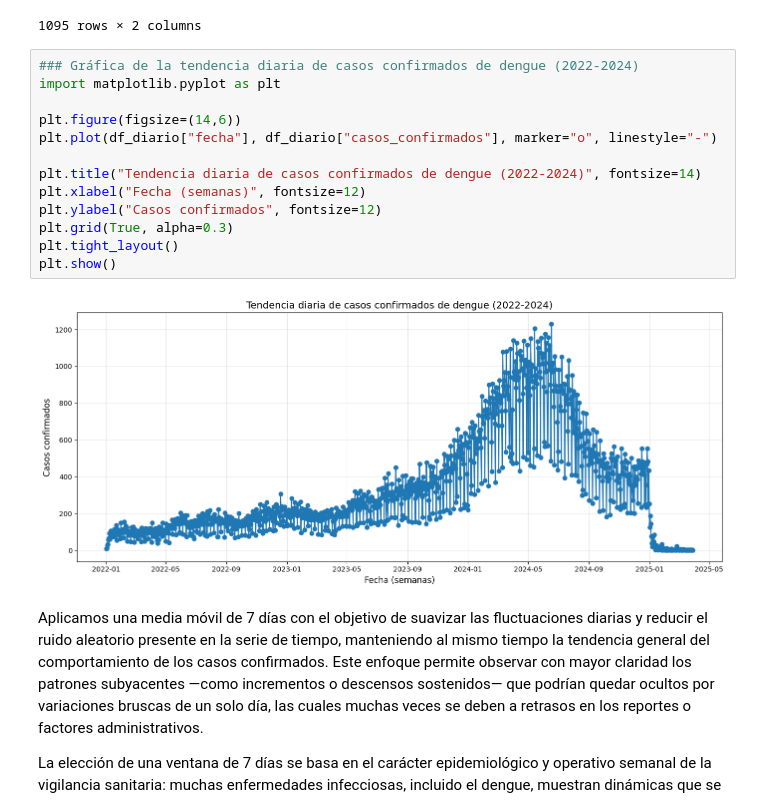
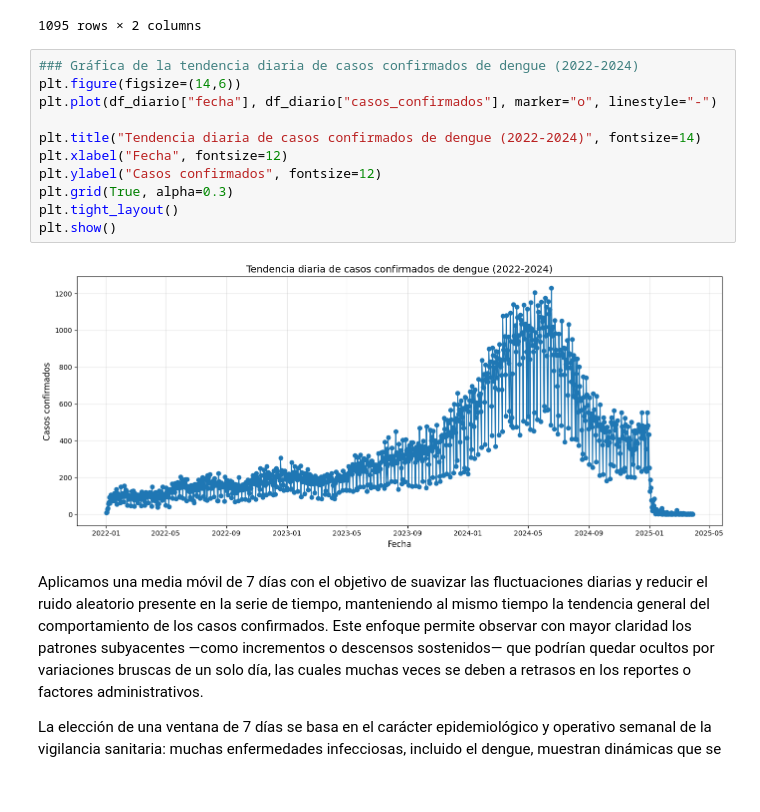
Before and after one commit to Rossy26/dengue-analysis-ml, a Jupyter notebook: dengue_notebook.ipynb, the cells around one changed output. Cells and saved outputs as stored; diff of their text form.

```diff
--- a/dengue_notebook.ipynb
+++ b/dengue_notebook.ipynb
@@ -1005,19 +991,17 @@ df_2022_2024
 1095 rows × 2 columns
 # %%
 ### Gráfica de la tendencia diaria de casos confirmados de dengue (2022-2024)
-import matplotlib.pyplot as plt
-
 plt.figure(figsize=(14,6))
 plt.plot(df_diario["fecha"], df_diario["casos_confirmados"], marker="o", linestyle="-")
 
 plt.title("Tendencia diaria de casos confirmados de dengue (2022-2024)", fontsize=14)
-plt.xlabel("Fecha (semanas)", fontsize=12)
+plt.xlabel("Fecha", fontsize=12)
 plt.ylabel("Casos confirmados", fontsize=12)
 plt.grid(True, alpha=0.3)
 plt.tight_layout()
 plt.show()
 # %% [output]
-[figure, old version]
+[figure, new version]
 # %% [markdown]
 Aplicamos una media móvil de 7 días con el objetivo de suavizar las fluctuaciones diarias y reducir el ruido aleatorio presente en la serie de tiempo, manteniendo al mismo tiempo la tendencia general del comportamiento de los casos confirmados. Este enfoque permite observar con mayor claridad los patrones subyacentes —como incrementos o descensos sostenidos— que podrían quedar ocultos por variaciones bruscas de un solo día, las cuales muchas veces se deben a retrasos en los reportes o factores administrativos.
 
```
Also changed, not shown: parts of 43 cells of this notebook, 1 other file.
